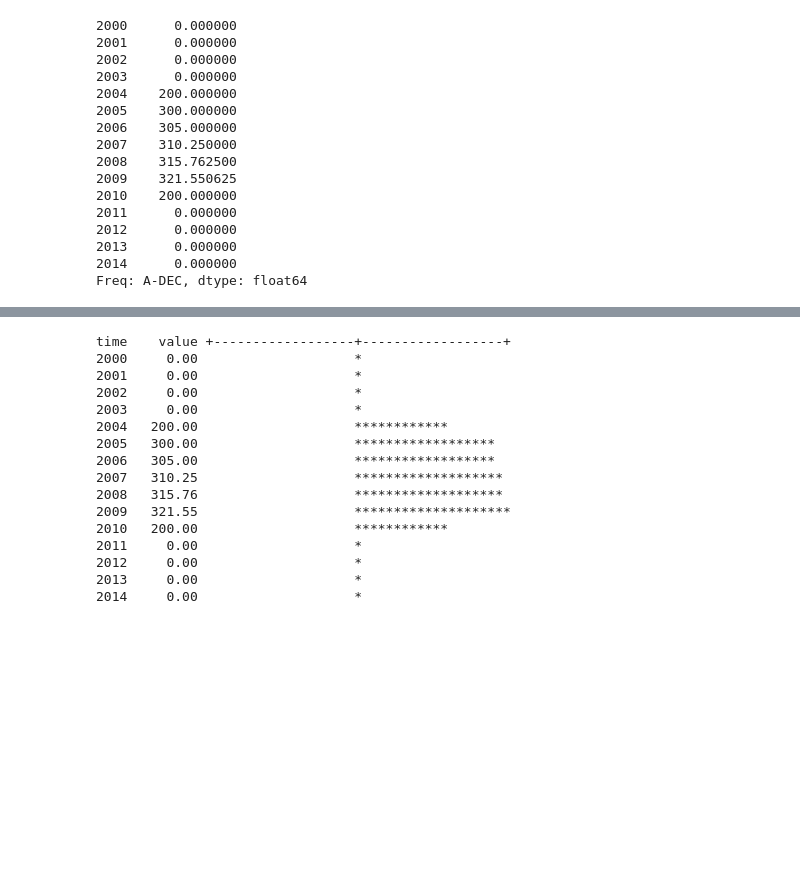
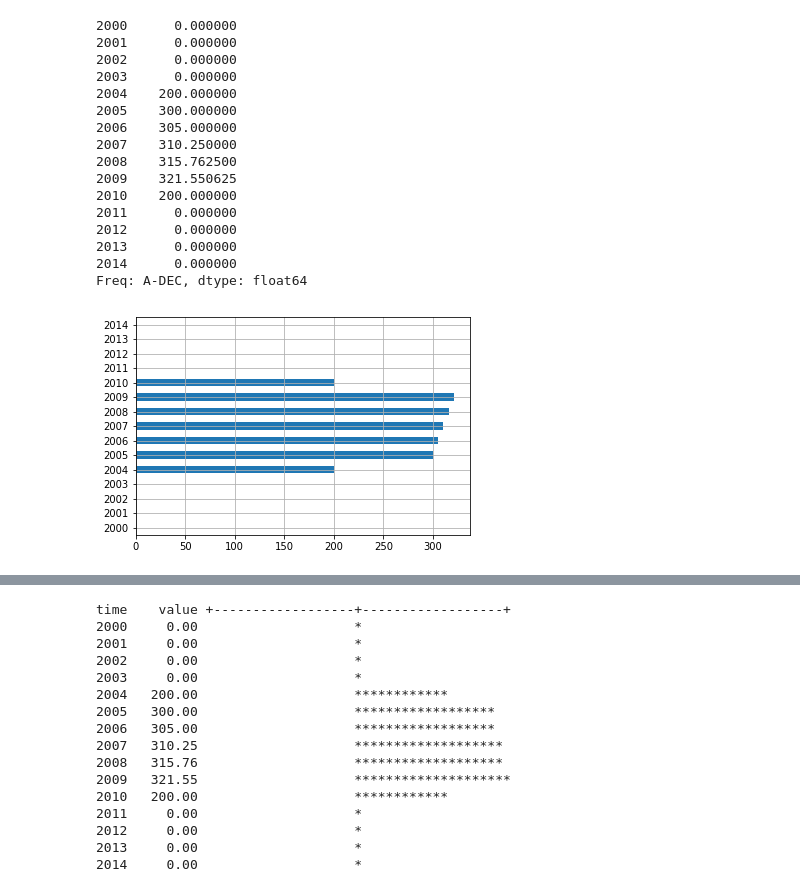
Before and after one commit to hagarciag/ingenieria-economica, a Jupyter notebook: 02-flujos-de-efectivo-y-tasas.ipynb, the cells around one changed output, grey strips where cells are left out. Saved outputs shown, nothing was run; the diff lists cells and outputs as text; code cells hidden in the pictures; blank space fills up the shorter version.

```diff
--- a/02-flujos-de-efectivo-y-tasas.ipynb
+++ b/02-flujos-de-efectivo-y-tasas.ipynb
@@ -448,3 +552,9 @@ cflo
 2013      0.000000
 2014      0.000000
 Freq: A-DEC, dtype: float64
+# %%
+cflo.plot.barh()
+plt.grid(True)
+plt.show()
+# %% [output]
+[figure, added]
```
Also changed, not shown: parts of 14 cells of this notebook.
